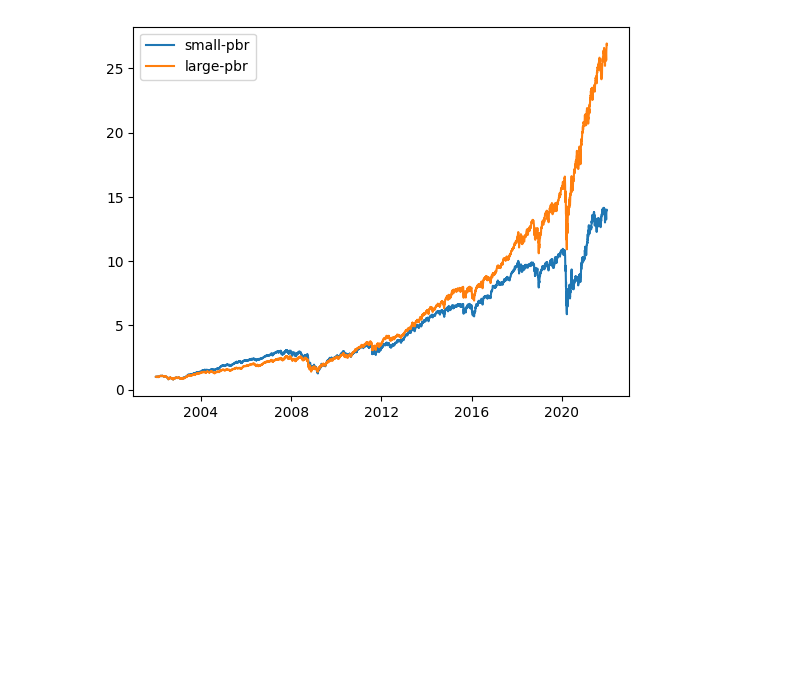
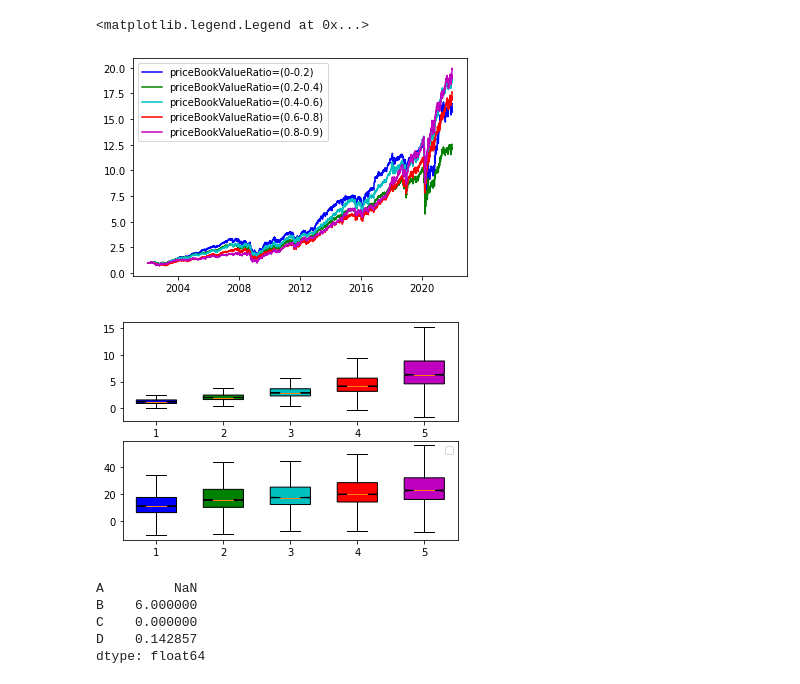
Before and after one commit to icsl-Jeon/EastFox, a Jupyter notebook: core/tester.ipynb, the cells around one changed output. Cells and saved outputs as stored; diff of their text form; code cells hidden in the pictures; blank space fills up the shorter version.

Commit message:
Draw property distributions

```diff
--- a/core/tester.ipynb
+++ b/core/tester.ipynb
@@ -52,14 +55,17 @@ analyst.register(table_name='economic_indicators', csv_file_directory='snp500_pr
 for strategist in strategist_list:
     analyst.attach(strategist)
 
-# analyst.update_assets_property(PBR_KEY)
-# analyst.update_assets_property(PER_KEY)
+analyst.update_assets_property(PBR_KEY)
+analyst.update_assets_property(PER_KEY)
 # %%
 import matplotlib.pyplot as plt
 from analyze import StrategyReport
 
-for strategy_key in analyst.strategy_report_dict.keys():
-    report: StrategyReport = analyst.strategy_report_dict[strategy_key]
-    plt.plot(report.account_history, label=report.name)
+plt.figure(1)
+analyst.draw_price_history()
 plt.legend()
+
+plt.figure(2)
+analyst.draw_property_distributions()
+plt.legend()
 # %% [output]
@@ -67 +73,13 @@ plt.legend()
+<matplotlib.legend.Legend at 0x...>
-[figure, old version]
+[figure, new version]
+[figure, added]
+# %%
+import pandas as pd
+series = pd.Series(index=['A','B','C','D'],data=[1,7,None,8])
+series_change = series.pct_change()
+# %% [output]
+A         NaN
+B    6.000000
+C    0.000000
+D    0.142857
+dtype: float64
```
Also changed, not shown: parts of 3 cells of this notebook, 3 other files.
